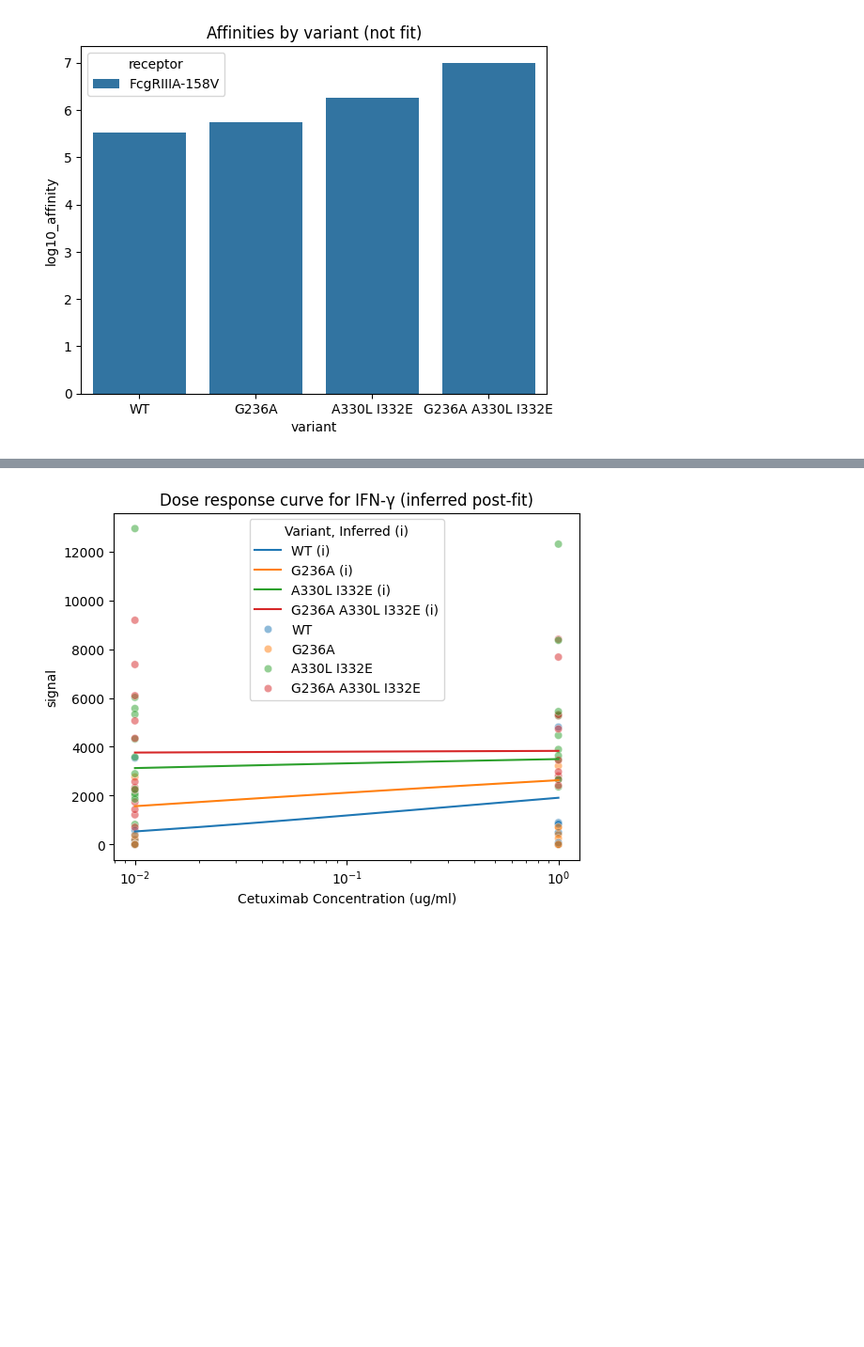
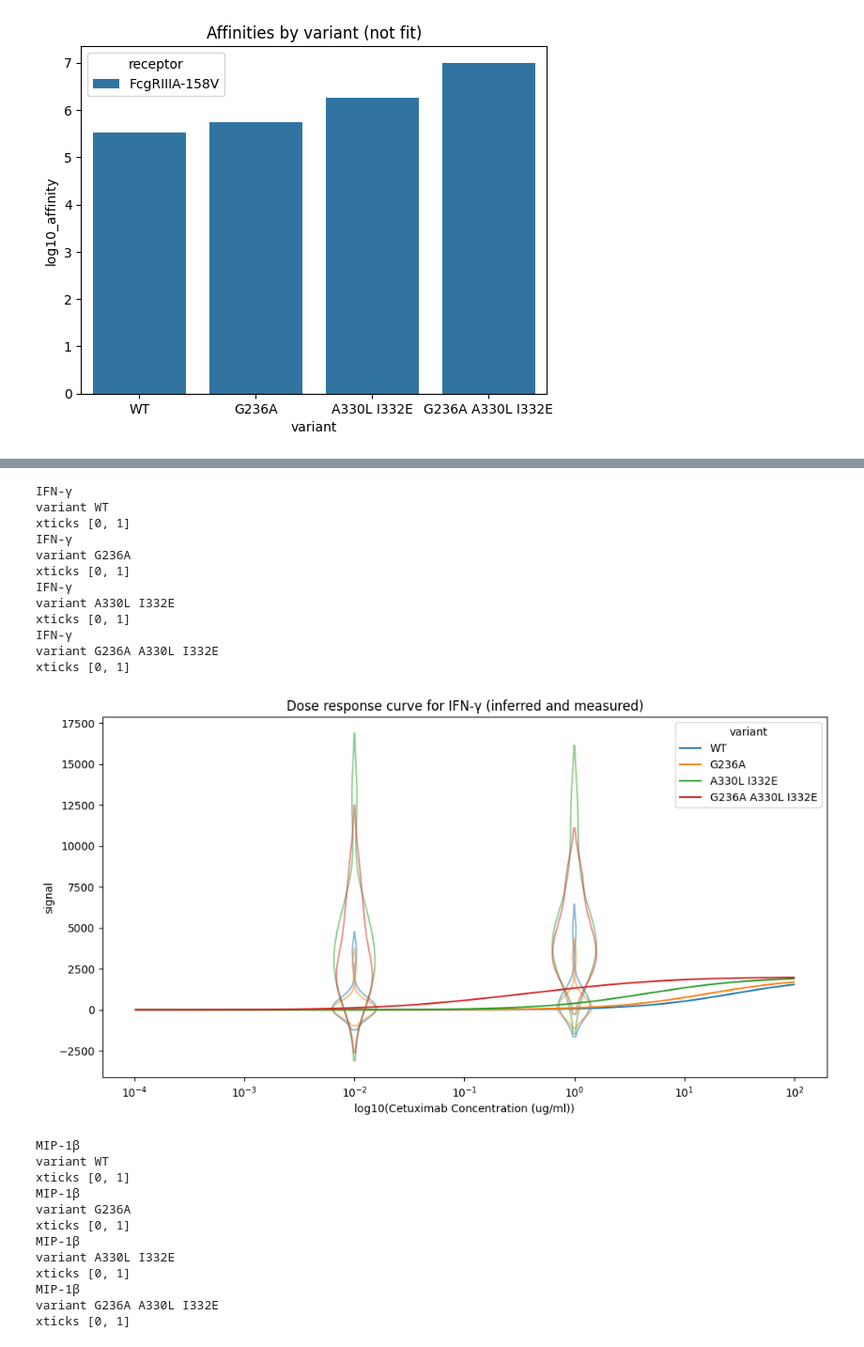
Before and after one commit to meyer-lab/cetuximab-binding-model, a Jupyter notebook: run.ipynb, the cells around one changed output, grey strips where cells are left out. Shown at 94% size. Drawn from its saved outputs; the diff is of its cells as text; code cells hidden in the pictures; blank space fills up the shorter version.

```diff
--- a/run.ipynb
+++ b/run.ipynb
@@ -127,7 +122,7 @@ for variant in variants:
         variant_frame_df = result_polate_frame[(result_polate_frame["variant"] == variant) & (result_polate_frame["cytokine"] == cytokine)]
 
         # generate a range of Ab concentrations
-        ab_conc_range = np.linspace(result["conc"].min(), result["conc"].max(), 100)
+        ab_conc_range = np.logspace(np.log10(result["conc"].min()) - 4.7, np.log10(result["conc"].max()) + 4, 1000, base=10)
 
         # make rows for each concentration, copying all other values
         for ab_conc in ab_conc_range:
@@ -141,12 +136,14 @@ result_polate = pd.DataFrame(dfs).reset_index(drop=True)
 
 result_polate["signal"] = infer_signal(result_polate)
 
-
 for cytokine in result_polate["cytokine"].unique():
-    cytokine_df = result_polate[result_polate["cytokine"] == cytokine]
+    cytokine_df = result_polate[result_polate["cytokine"] == cytokine].copy()
+    cytokine_df["conc"] = cytokine_df["conc"] * 1e9
     # plot dose response curve
     ax = sns.lineplot(x="conc", y="signal", hue="variant", data=cytokine_df)
     ax.set_title(f"Dose response curve for {cytokine} (inferred post-fit)")
+    ax.set_xscale("log")
+    ax.set_xlabel("Cetuximab Concentration (ug/ml)")
     plt.show()
 # %% [output]
 ['WT' 'G236A' 'A330L I332E' 'G236A A330L I332E']
@@ -155,30 +152,76 @@ for cytokine in result_polate["cytokine"].unique():
 # %%
 # overlay real data
 
 # stack result_polate and result, making sure they are labeled
 result_polate["source"] = "inferred"
 result_copy = result.drop(columns=["signal_inferred", "se"])
 result_copy["source"] = "measured"
-result_stack = pd.concat([result_polate, result_copy])
+result_stack = pd.concat([result_polate[(result_polate["conc"] >= 1e-11 / 100) & (result_polate["conc"] <= 1e-9 * 100)], result_copy])
 
 result_stack["conc"] = result_stack["conc"] * 1e9
 # append "inferred" to the variant column for all rows in result_stack where source is "inferred"
-result_stack.loc[result_stack["source"] == "inferred", "variant"] = result_stack.loc[result_stack["source"] == "inferred", "variant"] + " (i)"
+# result_stack.loc[result_stack["source"] == "inferred", "variant"] = result_stack.loc[result_stack["source"] == "inferred", "variant"] + " (i)"
 
 
+result_stack["conc"] = np.log10(result_stack["conc"])
+result_stack["conc"] /= 2
+result_stack["conc"] += 1
 for cytokine in result_stack["cytokine"].unique():
-    cytokine_df = result_stack[result_stack["cytokine"] == cytokine]
+    cytokine_df = result_stack[result_stack["cytokine"] == cytokine].copy()
 
-    # plot inferred as lineplot, measured as scatterplot
-    ax = sns.lineplot(x="conc", y="signal", hue="variant", data=cytokine_df[cytokine_df["source"] == "inferred"])
-    sns.scatterplot(x="conc", y="signal", hue="variant", data=cytokine_df[cytokine_df["source"] == "measured"], alpha=0.5, ax=ax)
+    # Create figure and axis
+    fig, ax = plt.subplots(figsize=(12, 6))
+    min_conc = variant_df[variant_df["source"] == "measured"]["conc"].min()
+    for variant in cytokine_df["variant"].unique():
+        variant_df = cytokine_df[cytokine_df["variant"] == variant]
+        # violin plot of measured values. the different variants should be overlayed
+        sns.violinplot(x="conc", y="signal", data=variant_df[variant_df["source"] == "measured"],
+                    ax=ax, alpha=0.5, fill=False, inner=None, width=0.2)
+        print(cytokine)
+        print("variant", variant)
+        print("xticks", ax.get_xticks())
 
-    ax.set_xscale("log")
-    ax.set_xlabel("Cetuximab Concentration (ug/ml)")
 
-    ax.legend(title="Variant, Inferred (i)")
+    inferred_df = cytokine_df[cytokine_df["source"] == "inferred"].copy()
 
-    ax.set_title(f"Dose response curve for {cytokine} (inferred post-fit)")
+    # xrange = (-4, 2)
+    # ax.set_xlim(*xrange)
+    xticks = np.arange(-2, 3, 0.5)
+    ax.set_xticks(xticks)
+    xticklabels_exp = (xticks - 1) * 2
+    ax.set_xticklabels(["$10^{" + str(round(tick)) + "}$" for tick in xticklabels_exp])
+
+    # # Plot inferred as lineplot
+    sns.lineplot(x="conc", y="signal", hue="variant", data=inferred_df, ax=ax)
+
+    ax.set_xlabel("log10(Cetuximab Concentration (ug/ml))")
+
+    ax.set_title(f"Dose response curve for {cytokine} (inferred and measured)")
+    # plt.tight_layout()
     plt.show()
 # %% [output]
+IFN-γ
+variant WT
+xticks [0, 1]
+IFN-γ
+variant G236A
+xticks [0, 1]
+IFN-γ
+variant A330L I332E
+xticks [0, 1]
+IFN-γ
+variant G236A A330L I332E
+xticks [0, 1]
-[figure, old version]
+[figure, new version]
+MIP-1β
+variant WT
+xticks [0, 1]
+MIP-1β
+variant G236A
+xticks [0, 1]
+MIP-1β
+variant A330L I332E
+xticks [0, 1]
+MIP-1β
+variant G236A A330L I332E
+xticks [0, 1]
```
Also changed, not shown: parts of 7 cells of this notebook, 1 other file.
